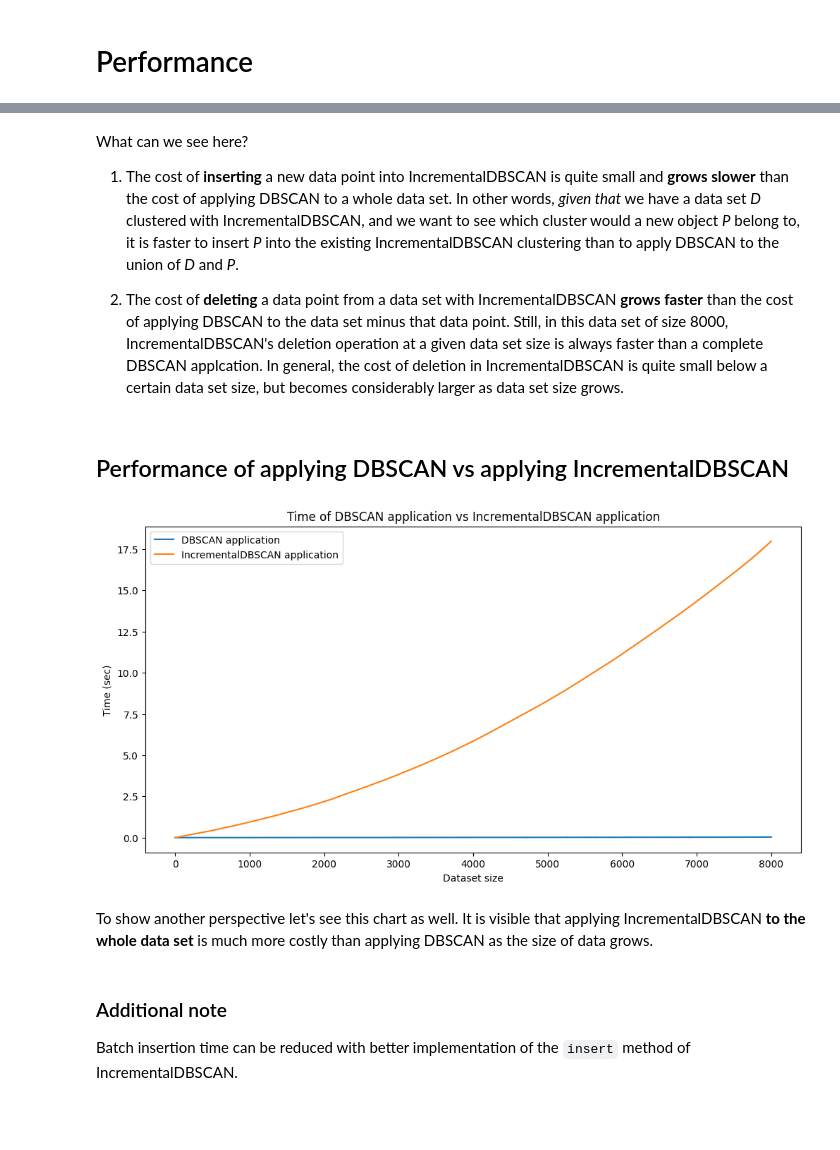
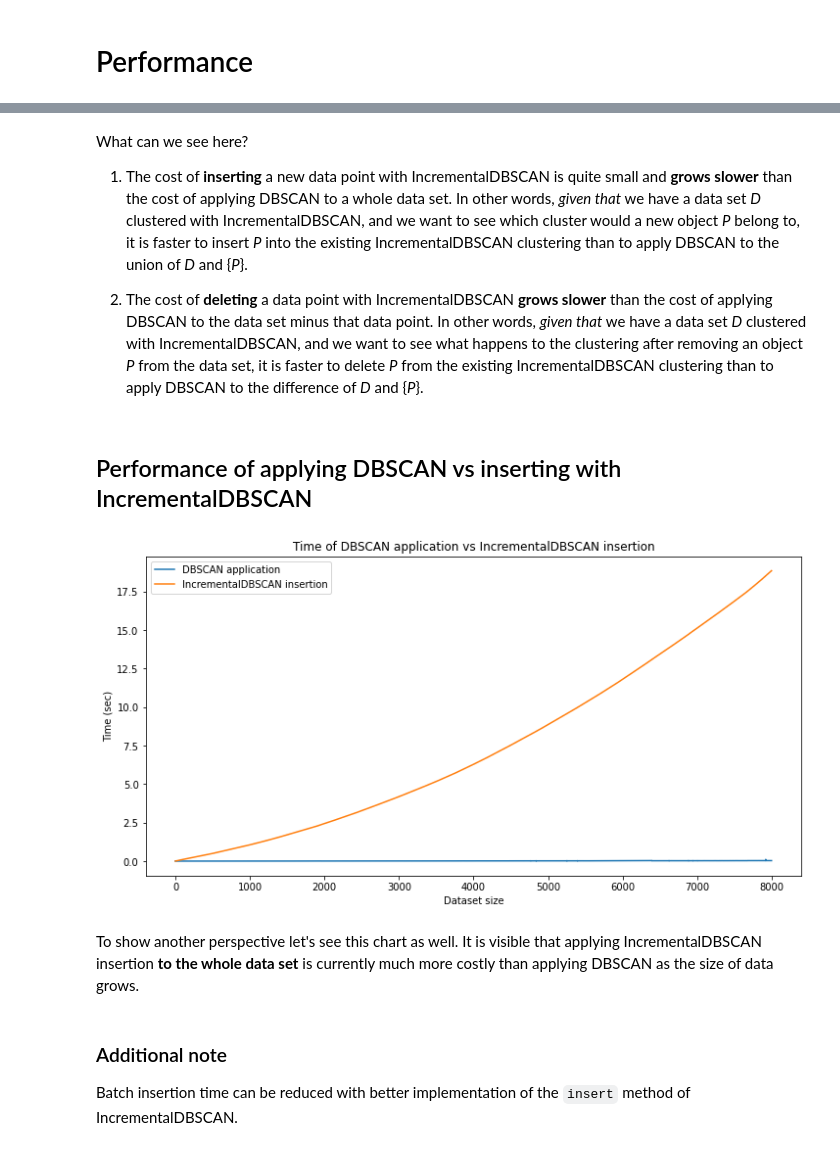
Before and after one commit to DataOmbudsman/incdbscan, a Jupyter notebook: notebooks/performance.ipynb, the cells around one changed output, grey strips where cells are left out. Drawn from its saved outputs; the diff is of its cells as text; code cells hidden in the pictures; blank space fills up the shorter version.

Commit message:
Update notes about performance
Signed-off-by: DataOmbudsman <data.ombudsman@mailbox.org>

```diff
--- a/notebooks/performance.ipynb
+++ b/notebooks/performance.ipynb
@@ -99,28 +99,28 @@ plt.show()
 # %% [markdown]
 What can we see here?
 
-1) The cost of **inserting** a new data point into IncrementalDBSCAN is quite small and **grows slower** than the cost of applying DBSCAN to a whole data set. In other words, *given that* we have a data set _D_ clustered with IncrementalDBSCAN, and we want to see which cluster would a new object _P_ belong to, it is faster to insert _P_ into the existing IncrementalDBSCAN clustering than to apply DBSCAN to the union of _D_ and _P_.
+1) The cost of **inserting** a new data point with IncrementalDBSCAN is quite small and **grows slower** than the cost of applying DBSCAN to a whole data set. In other words, *given that* we have a data set _D_ clustered with IncrementalDBSCAN, and we want to see which cluster would a new object _P_ belong to, it is faster to insert _P_ into the existing IncrementalDBSCAN clustering than to apply DBSCAN to the union of _D_ and {_P_}.
 
-2) The cost of **deleting** a data point from a data set with IncrementalDBSCAN **grows faster** than the cost of applying DBSCAN to the data set minus that data point. Still, in this data set of size 8000, IncrementalDBSCAN's deletion operation at a given data set size is always faster than a complete DBSCAN applcation. In general, the cost of deletion in IncrementalDBSCAN is quite small below a certain data set size, but becomes considerably larger as data set size grows.
+2) The cost of **deleting** a data point with IncrementalDBSCAN **grows slower** than the cost of applying DBSCAN to the data set minus that data point. In other words, *given that* we have a data set _D_ clustered with IncrementalDBSCAN, and we want to see what happens to the clustering after removing an object _P_ from the data set, it is faster to delete _P_ from the existing IncrementalDBSCAN clustering than to apply DBSCAN to the difference of _D_ and {_P_}.
 # %% [markdown]
-## Performance of applying DBSCAN vs applying IncrementalDBSCAN
+## Performance of applying DBSCAN vs inserting with IncrementalDBSCAN
 # %%
 cumulated_time_incdbscan_insert = list(accumulate(time_incdbscan_insert))
 
 plt.figure(figsize=(12, 6))
 
 plt.plot(time_dbscan_insert, label='DBSCAN application')
-plt.plot(cumulated_time_incdbscan_insert, label='IncrementalDBSCAN application')
+plt.plot(cumulated_time_incdbscan_insert, label='IncrementalDBSCAN insertion')
 
 plt.legend()
-plt.title('Time of DBSCAN application vs IncrementalDBSCAN application')
+plt.title('Time of DBSCAN application vs IncrementalDBSCAN insertion')
 plt.xlabel('Dataset size')
 plt.ylabel('Time (sec)')
 plt.show()
 # %% [output]
-[figure, old version]
+[figure, new version]
 # %% [markdown]
-To show another perspective let's see this chart as well. It is visible that applying IncrementalDBSCAN **to the whole data set** is much more costly than applying DBSCAN as the size of data grows.
+To show another perspective let's see this chart as well. It is visible that applying IncrementalDBSCAN insertion **to the whole data set** is currently much more costly than applying DBSCAN as the size of data grows.
 # %% [markdown]
 ### Additional note
 
```
Also changed, not shown: parts of 2 cells of this notebook, 2 other files.
